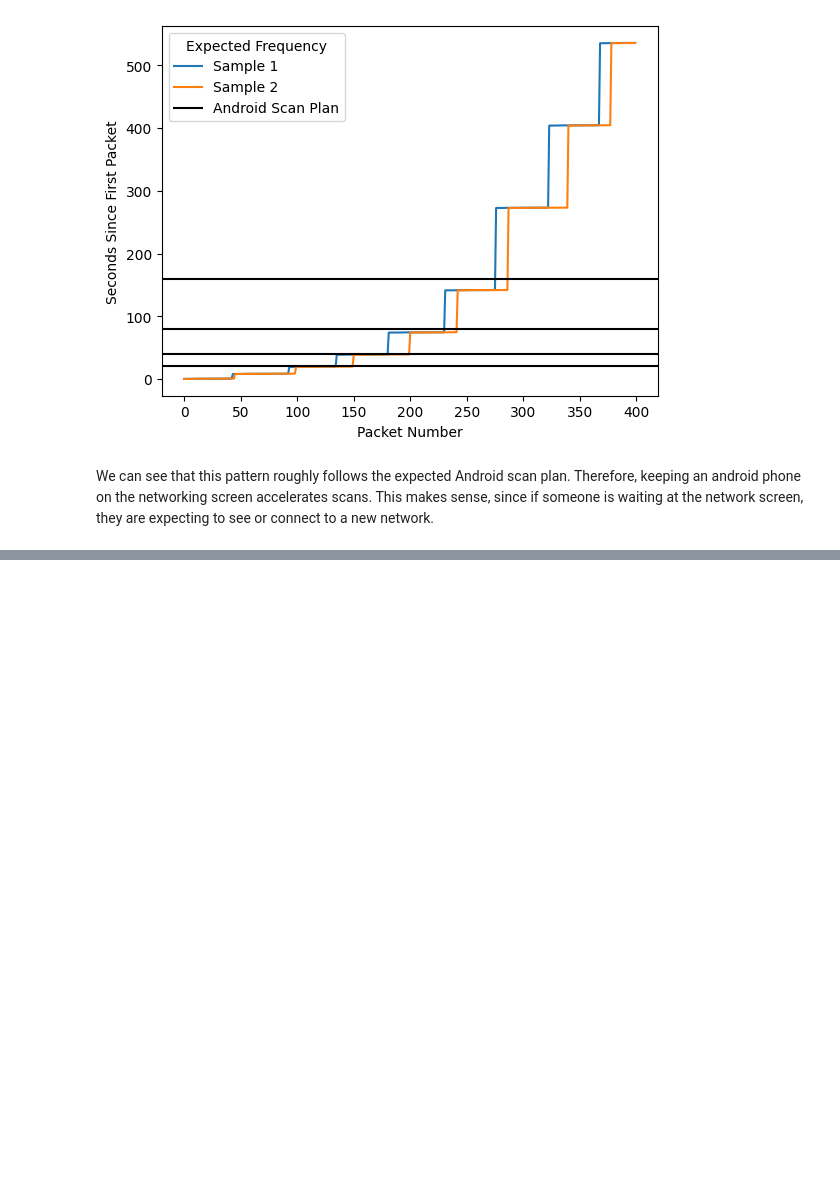
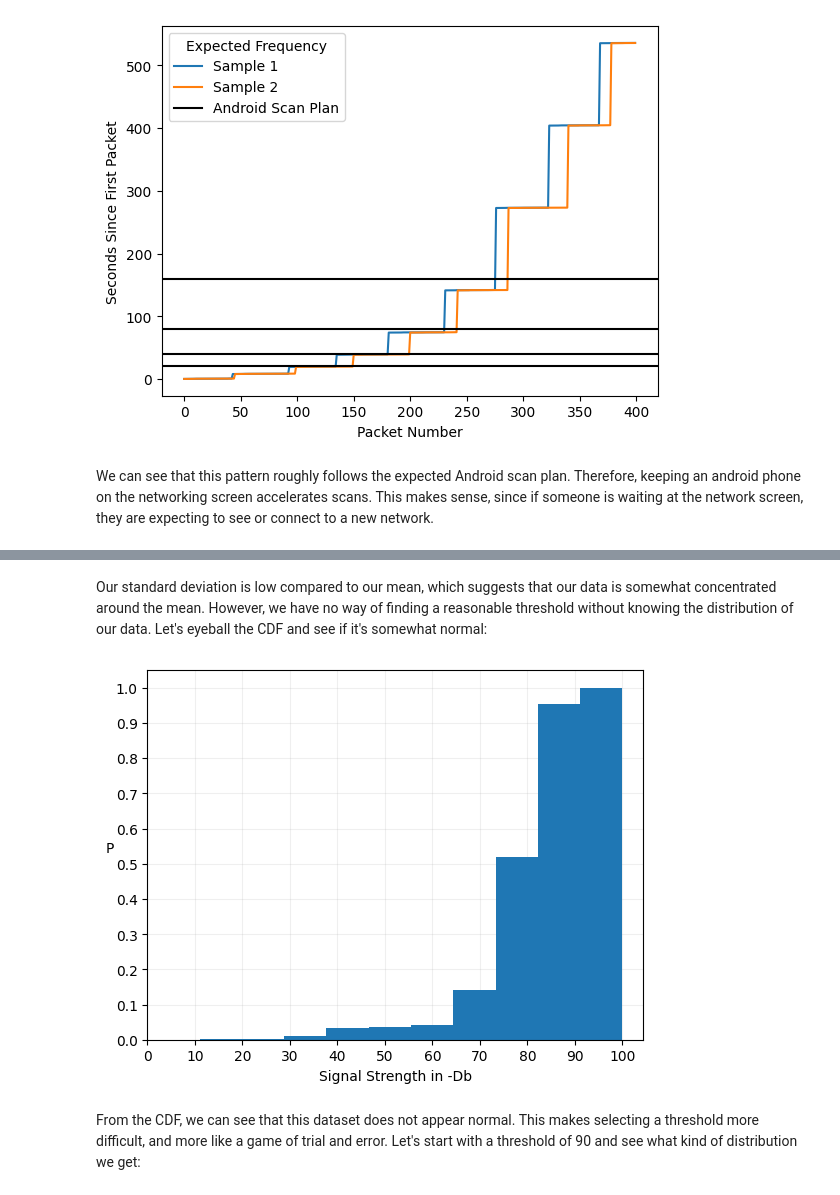
Before and after one commit to jdeinum/SDR, a Jupyter notebook: analysis/sdr.ipynb, the cells around one changed output, grey strips where cells are left out. Saved outputs shown, nothing was run; the diff lists cells and outputs as text; code cells hidden in the pictures; blank space fills up the shorter version.

```diff
--- a/analysis/sdr.ipynb
+++ b/analysis/sdr.ipynb
@@ -331,0 +422,24 @@ We can see that this pattern roughly follows the expected Android scan plan. The
+# %% [markdown]
+Our standard deviation is low compared to our mean, which suggests that our data is somewhat concentrated around the mean. However, we have no way of finding a reasonable threshold without knowing the distribution of our data. Let's eyeball the CDF and see if it's somewhat normal:
+# %%
+f = open("../data/signal_strengths.txt", "r")
+
+x = []
+for line in f:
+    x.append(int(line.strip()))
+
+x = Series(data=x)
+
+plt.hist(x, cumulative=True, density=True)
+plt.xlabel('Signal Strength in -Db')
+plt.ylabel('P', rotation=0)
+plt.xticks([i for i in range(101) if i % 10 == 0])
+plt.yticks(np.arange(0, 1.1, 0.1))
+plt.grid(True, alpha=0.2)
+plt.rc('axes', axisbelow=True)
+plt.show()
+f.close()
+# %% [output]
+[figure, added]
+# %% [markdown]
+From the CDF, we can see that this dataset does not appear normal. This makes selecting a threshold more difficult, and more like a game of trial and error. Let's start with a threshold of 90 and see what kind of distribution we get:
```
Also changed, not shown: parts of 5 cells of this notebook.
